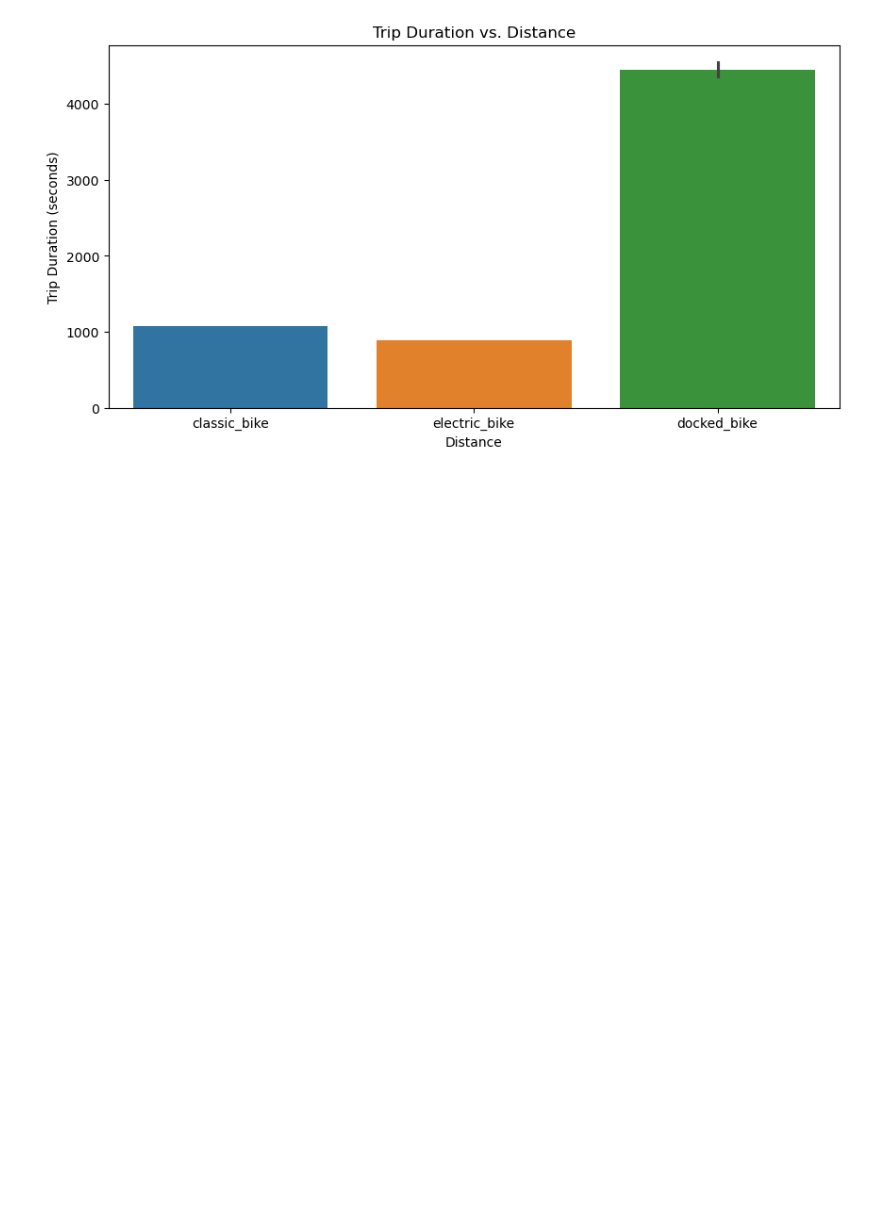
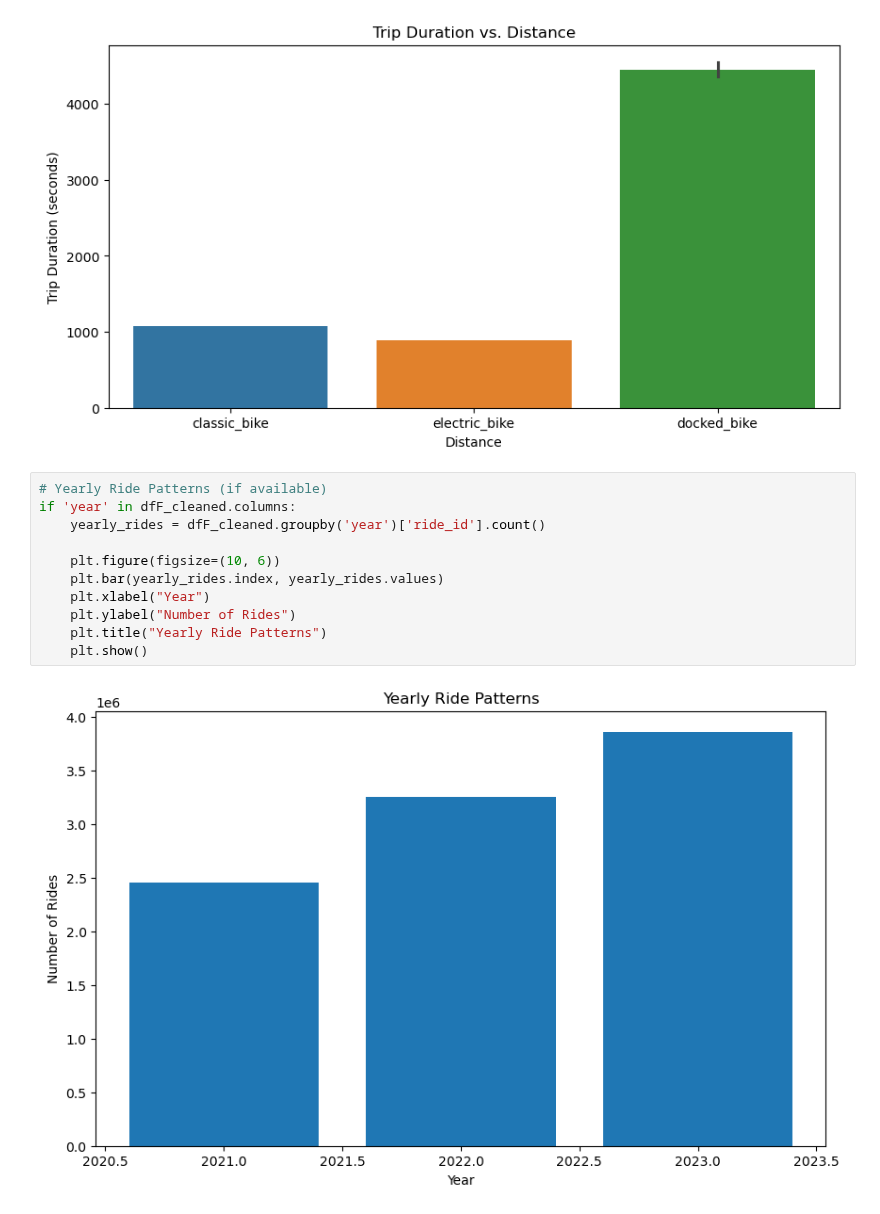
Before and after one commit to Sudha25a/Bike-project-3, a Jupyter notebook: Bike Project Full.ipynb, the cells around one changed output. Saved outputs shown, nothing was run; the diff lists cells and outputs as text; blank space fills up the shorter version.

```diff
--- a/Bike Project Full.ipynb
+++ b/Bike Project Full.ipynb
@@ -314,6 +314,19 @@ plt.title('Trip Duration vs. Distance')
 plt.show()
 # %% [output]
 [figure]
+# %%
+# Yearly Ride Patterns (if available)
+if 'year' in dfF_cleaned.columns:
+    yearly_rides = dfF_cleaned.groupby('year')['ride_id'].count()
+
+    plt.figure(figsize=(10, 6))
+    plt.bar(yearly_rides.index, yearly_rides.values)
+    plt.xlabel("Year")
+    plt.ylabel("Number of Rides")
+    plt.title("Yearly Ride Patterns")
+    plt.show()
+# %% [output]
+[figure, added]
 # %%
 import pandas as pd
 
```
Also changed, not shown: parts of 3 cells of this notebook, 1 other file.
